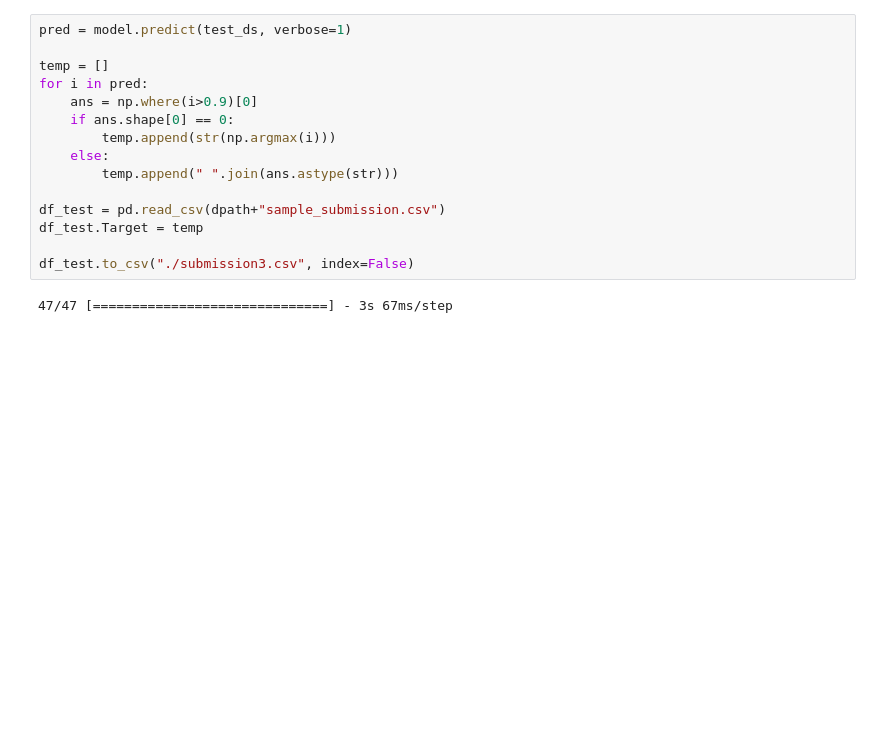
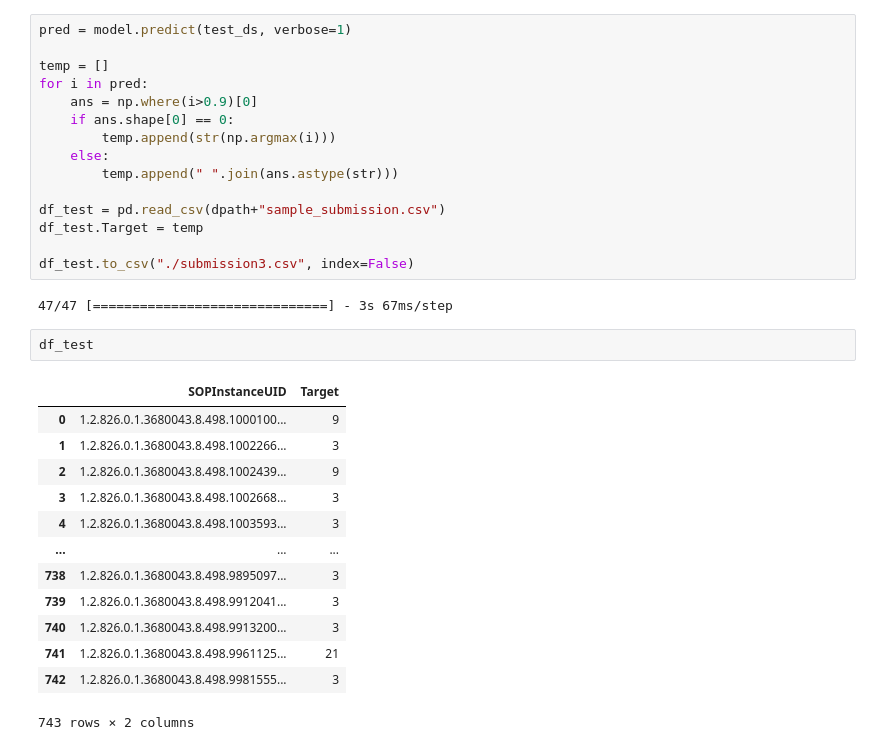
Before and after one commit to iterat1on/Realtime_abnomal_driving_detection, a Jupyter notebook: vgg19_2.ipynb, the cells around one changed output. Cells and saved outputs as stored; diff of their text form; blank space fills up the shorter version.

```diff
--- a/vgg19_2.ipynb
+++ b/vgg19_2.ipynb
@@ -428,3 +428,19 @@ df_test.Target = temp
 df_test.to_csv("./submission3.csv", index=False)
 # %% [output]
 47/47 [==============================] - 3s 67ms/step
+# %%
+df_test
+# %% [output]
+|  | SOPInstanceUID | Target |
+| 0 | 1.2.826.0.1.3680043.8.498.1000100... | 9 |
+| 1 | 1.2.826.0.1.3680043.8.498.1002266... | 3 |
+| 2 | 1.2.826.0.1.3680043.8.498.1002439... | 9 |
+| 3 | 1.2.826.0.1.3680043.8.498.1002668... | 3 |
+| 4 | 1.2.826.0.1.3680043.8.498.1003593... | 3 |
+| ... | ... | ... |
+| 738 | 1.2.826.0.1.3680043.8.498.9895097... | 3 |
+| 739 | 1.2.826.0.1.3680043.8.498.9912041... | 3 |
+| 740 | 1.2.826.0.1.3680043.8.498.9913200... | 3 |
+| 741 | 1.2.826.0.1.3680043.8.498.9961125... | 21 |
+| 742 | 1.2.826.0.1.3680043.8.498.9981555... | 3 |
+743 rows × 2 columns
```
